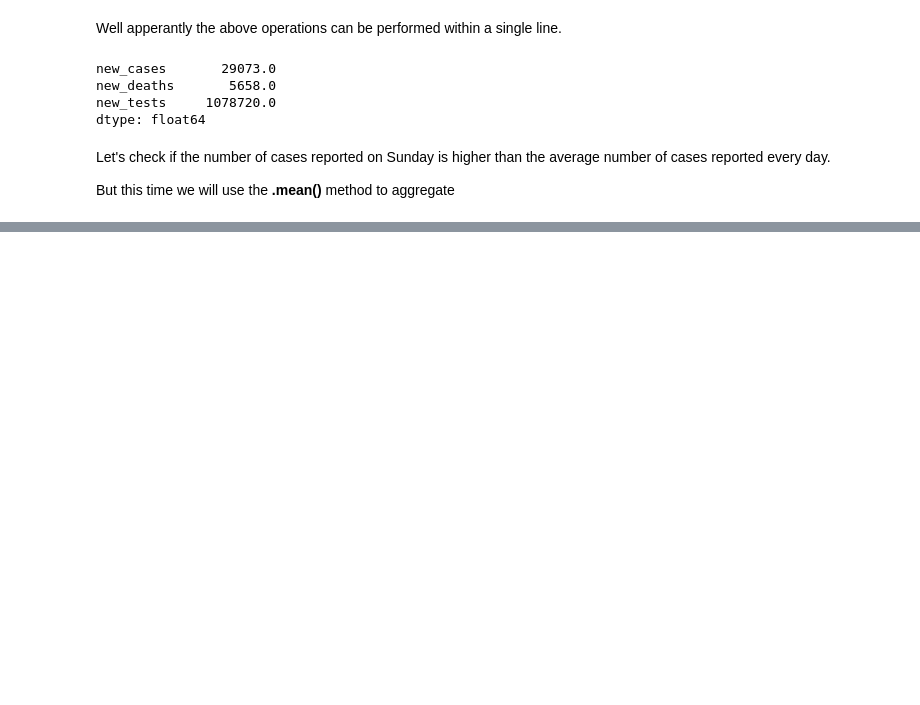
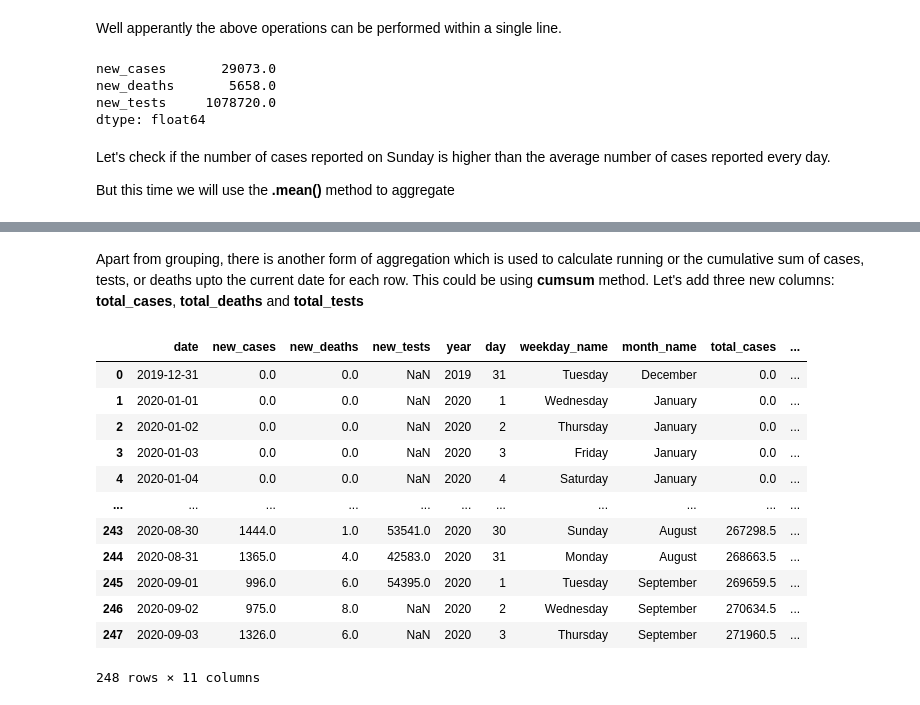
Before and after one commit to piyush-verma020/Data-Analysis, a Jupyter notebook: notes.ipynb, the cells around one changed output, grey strips where cells are left out. Drawn from its saved outputs; the diff is of its cells as text; code cells hidden in the pictures; blank space fills up the shorter version.

```diff
--- a/notes.ipynb
+++ b/notes.ipynb
@@ -738,0 +767,3 @@ The average number of cases reported on the month of may where actually higher t
+# %%
+# Making sure 'month_name' column exists and is ordered correctly
+covid_df['month_name'] = pd.Categorical(covid_df['month_name'], categories=month_order, ordered=True)
@@ -738,0 +847,25 @@ The average number of cases reported on the month of may where actually higher t
+# %% [markdown]
+Apart from grouping, there is another form of aggregation which is used to calculate running or the cumulative sum of cases, tests, or deaths upto the current
+date for each row. This could be using **cumsum** method. Let's add three new columns: **total_cases**, **total_deaths** and **total_tests**
+# %%
+covid_df['total_cases'] = covid_df.new_cases.cumsum()
+# %%
+covid_df['total_deaths'] = covid_df.new_deaths.cumsum()
+# %%
+covid_df['total_tests'] = covid_df.new_tests.cumsum()
+# %%
+covid_df
+# %% [output]
+|  | date | new_cases | new_deaths | new_tests | year | day | weekday_name | month_name | total_cases | ... |
+| 0 | 2019-12-31 | 0.0 | 0.0 | NaN | 2019 | 31 | Tuesday | December | 0.0 | ... |
+| 1 | 2020-01-01 | 0.0 | 0.0 | NaN | 2020 | 1 | Wednesday | January | 0.0 | ... |
+| 2 | 2020-01-02 | 0.0 | 0.0 | NaN | 2020 | 2 | Thursday | January | 0.0 | ... |
+| 3 | 2020-01-03 | 0.0 | 0.0 | NaN | 2020 | 3 | Friday | January | 0.0 | ... |
+| 4 | 2020-01-04 | 0.0 | 0.0 | NaN | 2020 | 4 | Saturday | January | 0.0 | ... |
+| ... | ... | ... | ... | ... | ... | ... | ... | ... | ... | ... |
+| 243 | 2020-08-30 | 1444.0 | 1.0 | 53541.0 | 2020 | 30 | Sunday | August | 267298.5 | ... |
+| 244 | 2020-08-31 | 1365.0 | 4.0 | 42583.0 | 2020 | 31 | Monday | August | 268663.5 | ... |
+| 245 | 2020-09-01 | 996.0 | 6.0 | 54395.0 | 2020 | 1 | Tuesday | September | 269659.5 | ... |
+| 246 | 2020-09-02 | 975.0 | 8.0 | NaN | 2020 | 2 | Wednesday | September | 270634.5 | ... |
+| 247 | 2020-09-03 | 1326.0 | 6.0 | NaN | 2020 | 3 | Thursday | September | 271960.5 | ... |
+248 rows × 11 columns
```
Also changed, not shown: parts of 16 cells of this notebook.
